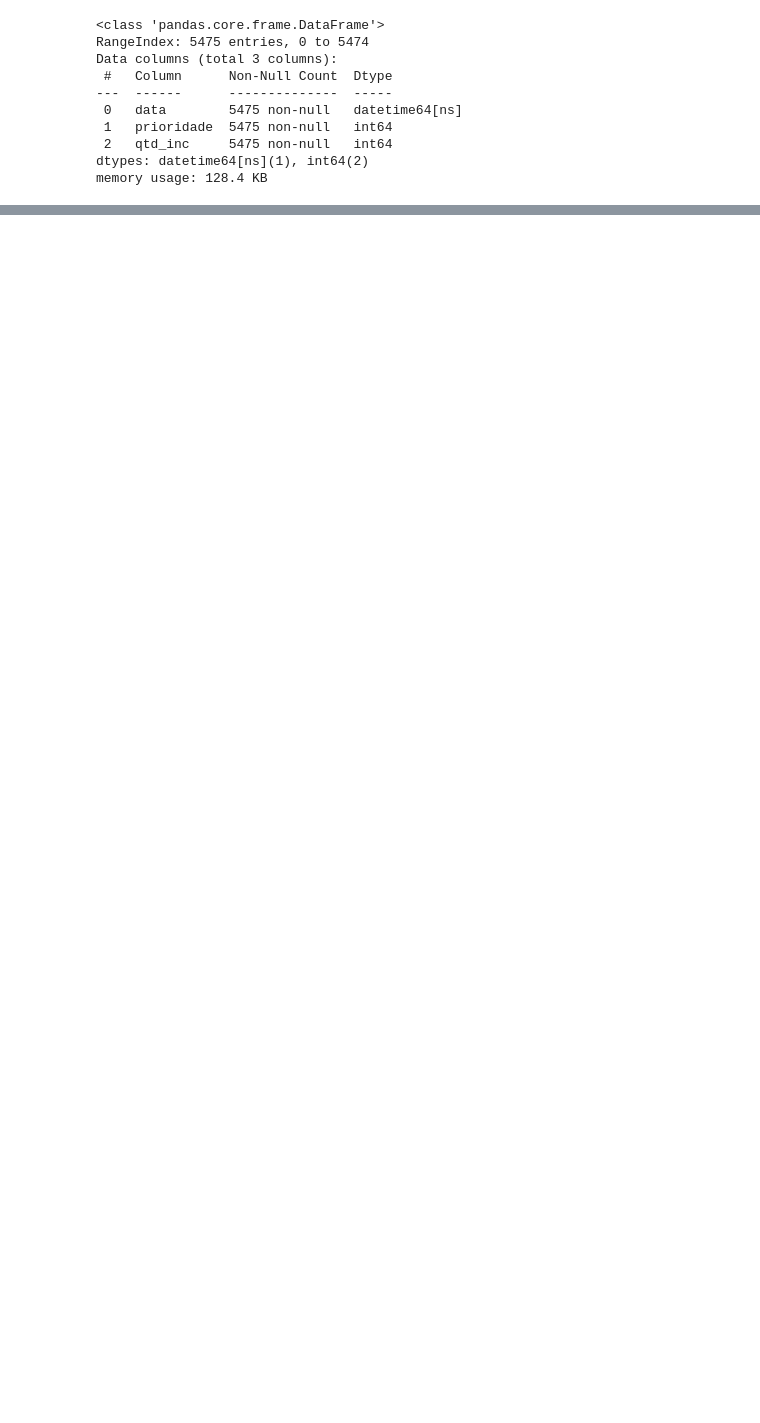
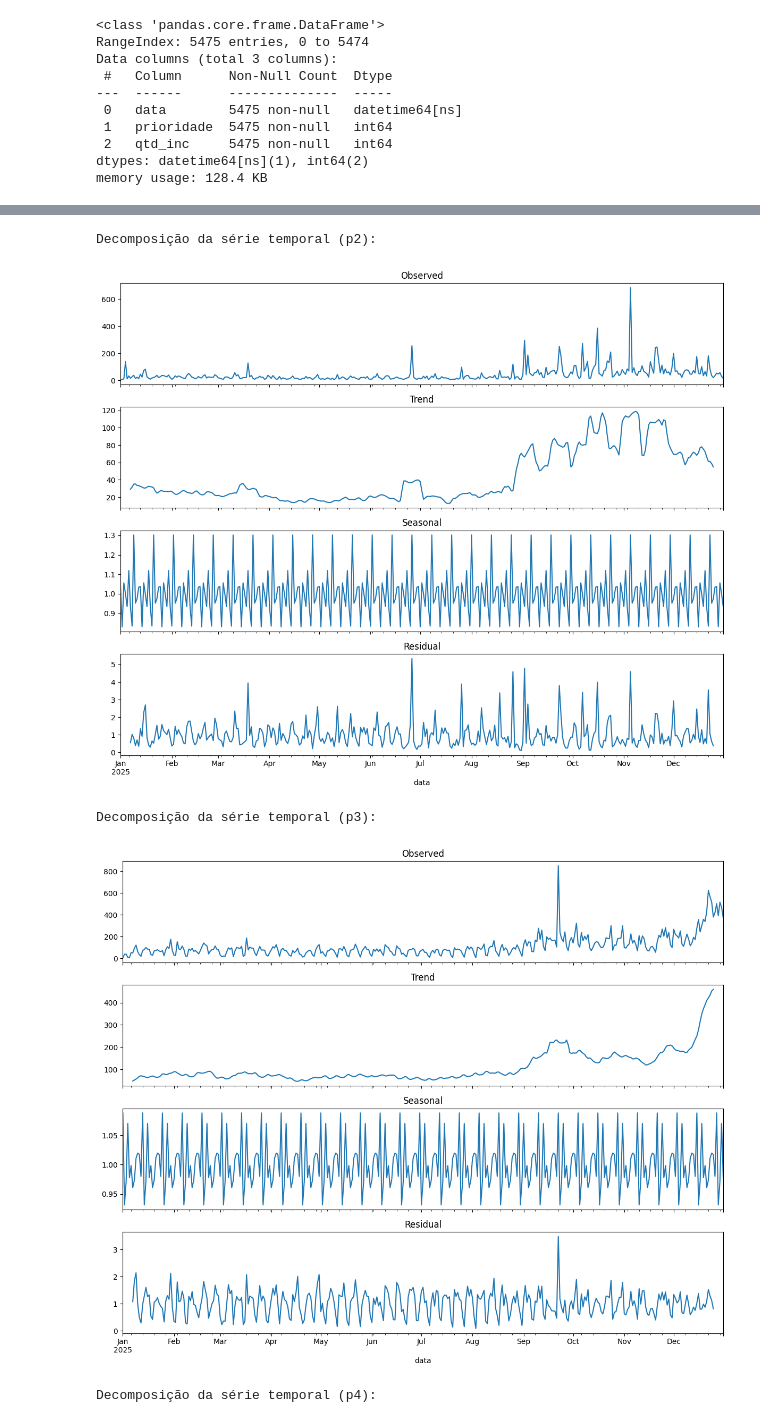
Before and after one commit to jffdevbr/challenge_locaweb, a Jupyter notebook: notebooks/model_training.ipynb, the cells around one changed output, grey strips where cells are left out. Drawn from its saved outputs; the diff is of its cells as text; code cells hidden in the pictures; blank space fills up the shorter version.

```diff
--- a/notebooks/model_training.ipynb
+++ b/notebooks/model_training.ipynb
@@ -331,0 +250,25 @@ memory usage: 555.5+ KB
+# %%
+for p in priorities:
+  print(f"\nDecomposição da série temporal ({p}):")
+  decomposition = seasonal_decompose(dfs[p], model='multiplicative', period=12)
+  fig, (ax1, ax2, ax3, ax4) = plt.subplots(4, 1, figsize=(12, 10), sharex=True)
+  # Serie original, é a serie que estamos analisando, combinando todos os componentes
+  decomposition.observed.plot(ax=ax1)
+  ax1.set_title('Observed')
+  # Tendência, representa a direção de longo prazo da serie
+  decomposition.trend.plot(ax=ax2)
+  ax2.set_title('Trend')
+  # Sazonalidade, reflete padrões que se repetem em intervalos fixos e conhecidos
+  decomposition.seasonal.plot(ax=ax3)
+  ax3.set_title('Seasonal')
+  # Residuo, conhecido como componente irregular ou ruido, é o que resta da serie tirando a tendencia e sazonalidade
+  decomposition.resid.plot(ax=ax4)
+  ax4.set_title('Residual')
+  plt.tight_layout()
+  plt.show()
+# %% [output]
+Decomposição da série temporal (p2):
+[figure, added]
+Decomposição da série temporal (p3):
+[figure, added]
+Decomposição da série temporal (p4):
```
Also changed, not shown: parts of 30 cells of this notebook.
